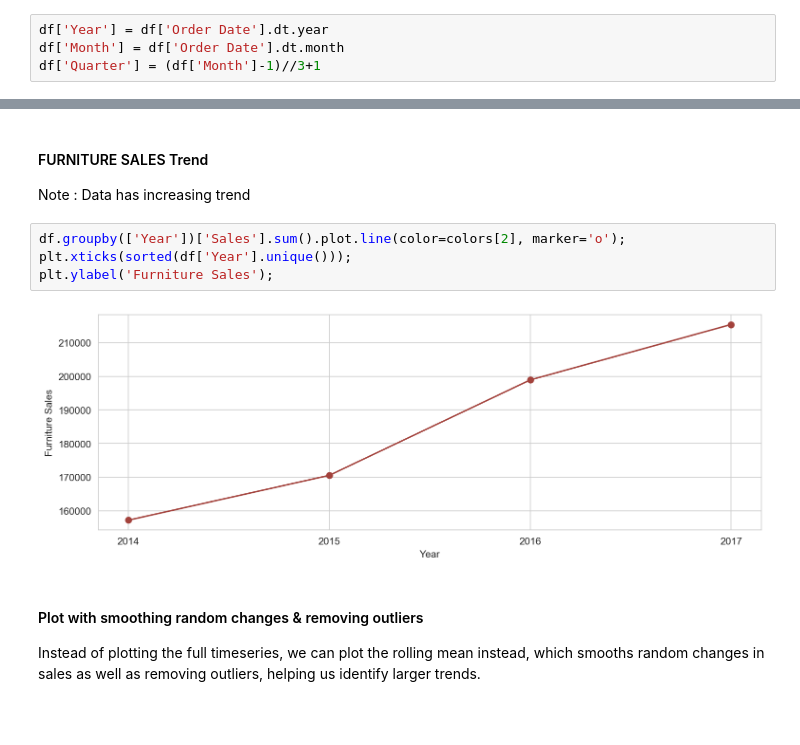
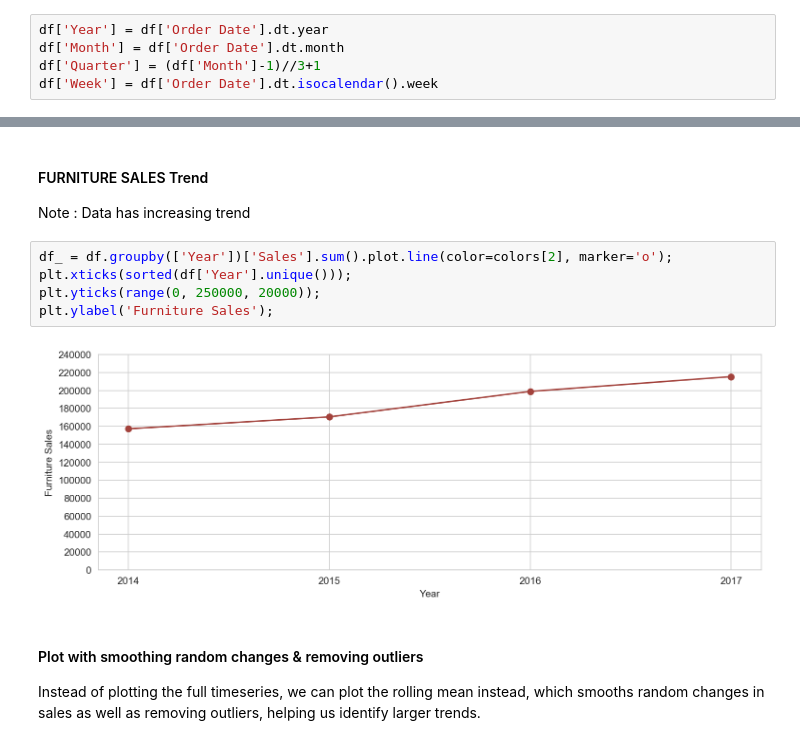
Before and after one commit to AbdulazizAlshehri/ML-Time-Series-Superstore-Sales-Forecasting, a Jupyter notebook: code/Superstore_Sales_Forecasting_.ipynb, the cells around one changed output, grey strips where cells are left out. Drawn from its saved outputs; the diff is of its cells as text; blank space fills up the shorter version.

Commit message:
updated graphs -typo in graphs' legends -visual enhancements

```diff
--- a/code/Superstore_Sales_Forecasting_.ipynb
+++ b/code/Superstore_Sales_Forecasting_.ipynb
@@ -152,6 +153,7 @@ sns.boxplot(x=df['Sales'], color=colors[0]);
 df['Year'] = df['Order Date'].dt.year
 df['Month'] = df['Order Date'].dt.month
 df['Quarter'] = (df['Month']-1)//3+1
+df['Week'] = df['Order Date'].dt.isocalendar().week
 # %% [markdown]
 #### FURNITURE SALES vs FURNITURE PROFIT over years
 # %%
@@ -240,11 +242,12 @@ plt.legend(['2014', '2015', '2016', '2017']);
 #### FURNITURE SALES Trend
 Note : Data has increasing trend
 # %%
-df.groupby(['Year'])['Sales'].sum().plot.line(color=colors[2], marker='o');
+df_ = df.groupby(['Year'])['Sales'].sum().plot.line(color=colors[2], marker='o');
 plt.xticks(sorted(df['Year'].unique()));
+plt.yticks(range(0, 250000, 20000));
 plt.ylabel('Furniture Sales');
 # %% [output]
-[figure, old version]
+[figure, new version]
 # %% [markdown]
 #### Plot with smoothing  random changes & removing outliers
 Instead of plotting the full timeseries, we can plot the rolling mean instead, which smooths random changes in sales as well as removing outliers, helping us identify larger trends.
```
Also changed, not shown: parts of 13 cells of this notebook, 9 other files.
